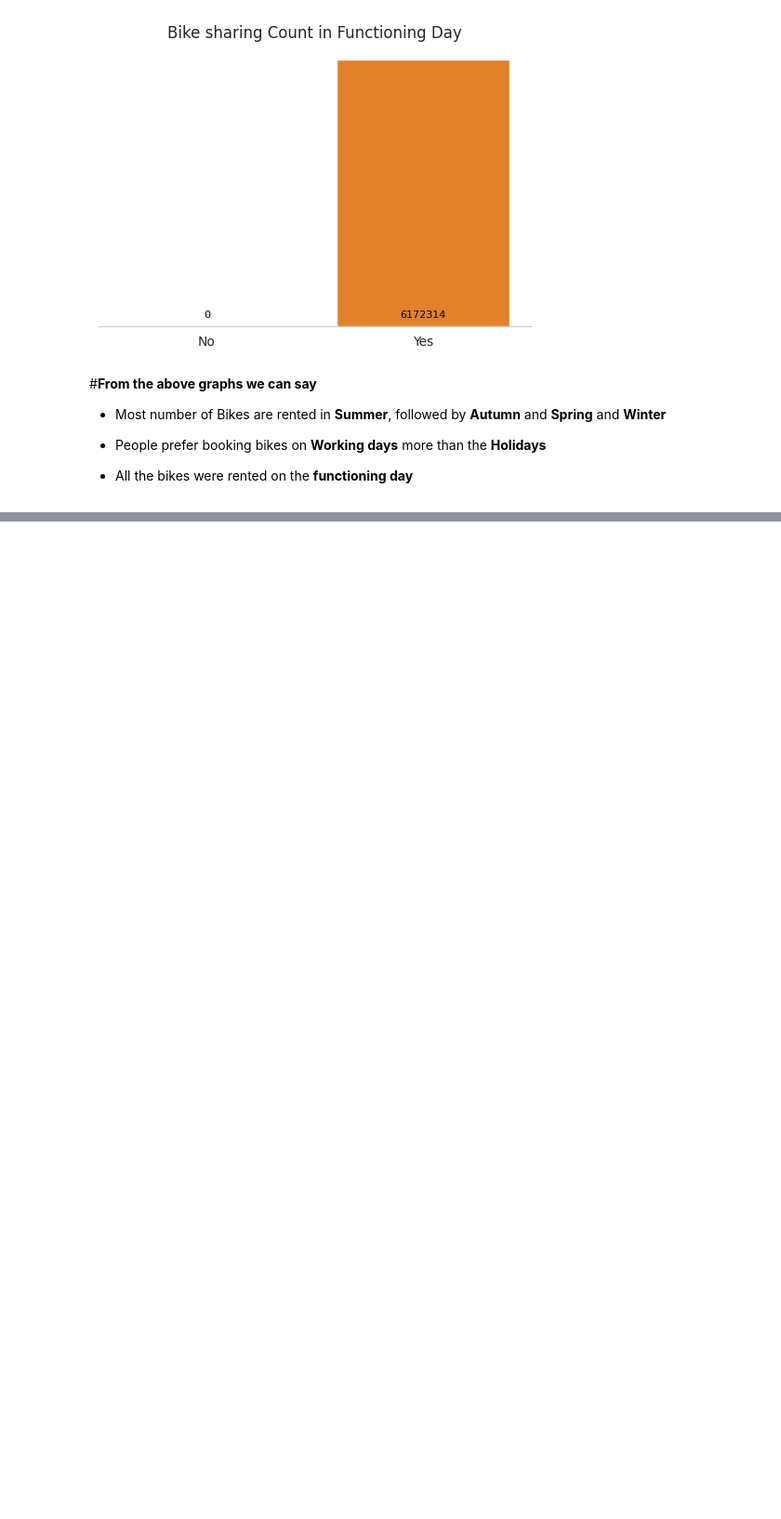
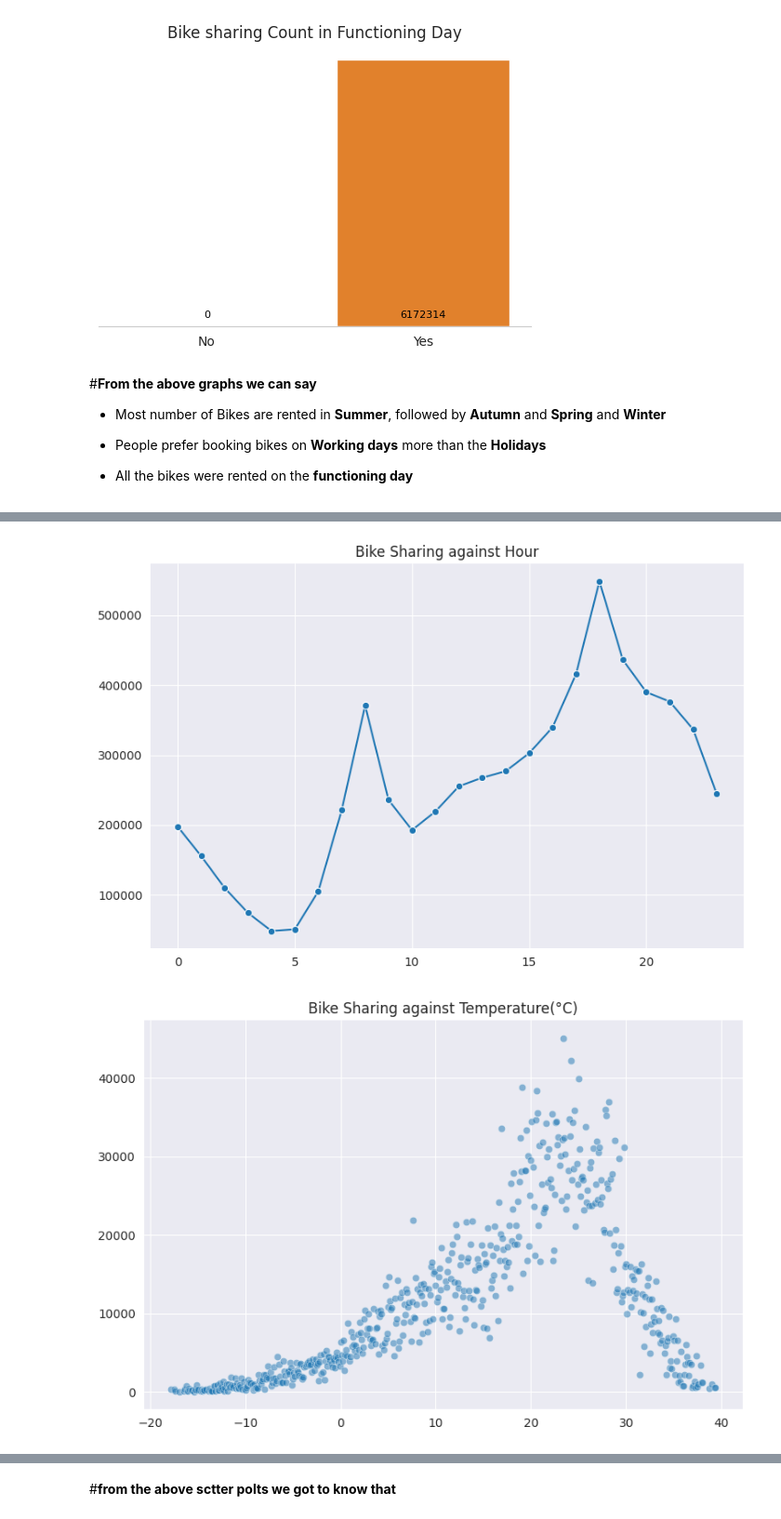
Before and after one commit to prajwal-mv/Bike-Sharing-Demand-Prediction, a Jupyter notebook: Bike_demand_prediction.ipynb, the cells around one changed output, grey strips where cells are left out. Shown at 93% size. Drawn from its saved outputs; the diff is of its cells as text; code cells hidden in the pictures; blank space fills up the shorter version.

```diff
--- a/Bike_demand_prediction.ipynb
+++ b/Bike_demand_prediction.ipynb
@@ -146,0 +231,23 @@ for i in categorical_variables[1:]:
+# %%
+#creating list of numerical features
+numeric_features = df.describe().columns
+# %%
+# Visualizing Bike rented count against Numerical Features
+for i in (numeric_features[1:]):   #....exlcuding the bike rented count from for loop
+  sns.set_style('darkgrid')        # ... setting up the background for the plot
+  fig = plt.figure(figsize = (9,6))
+  ax = fig.gca()
+
+  if df[i].nunique() < 25:       #... Creating line plot for varible with less than 25 unique values
+    sns.lineplot(data = df.groupby([i]).sum().reset_index().iloc[:,:2], x = i ,  y = 'Rented Bike Count',marker = "o", ax = ax)
+
+  else:                          #... Creating scatterplot for variable with more than 25 unique values
+    sns.scatterplot(data = df.groupby([i]).sum().reset_index().iloc[:,:2], x = i ,  y = 'Rented Bike Count',ax =ax, alpha = 0.5)
+
+  plt.xlabel('')
+  plt.ylabel('')
+  ax.set_title(f'Bike Sharing against {i}')
+  sns.despine(left = True, bottom =True)
+# %% [output]
+[figure, added]
+[figure, added]
@@ -146,0 +261,2 @@ for i in categorical_variables[1:]:
+# %% [markdown]
+#**from the above sctter polts we got to know that**
```
Also changed, not shown: parts of 10 cells of this notebook.
